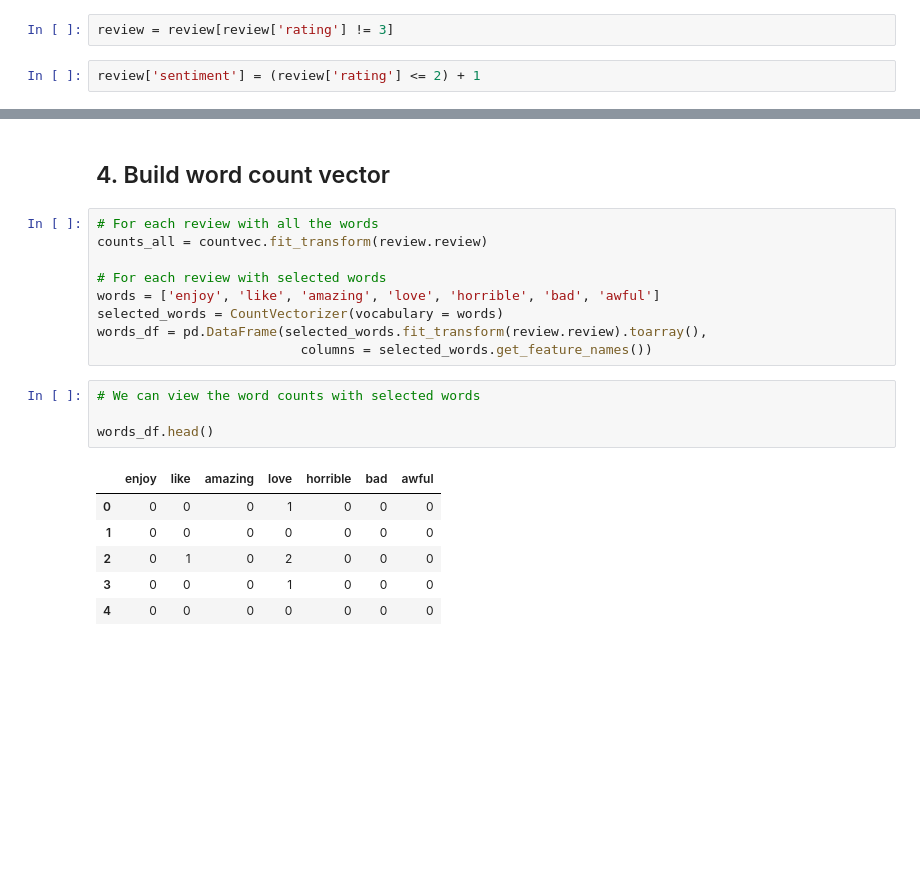
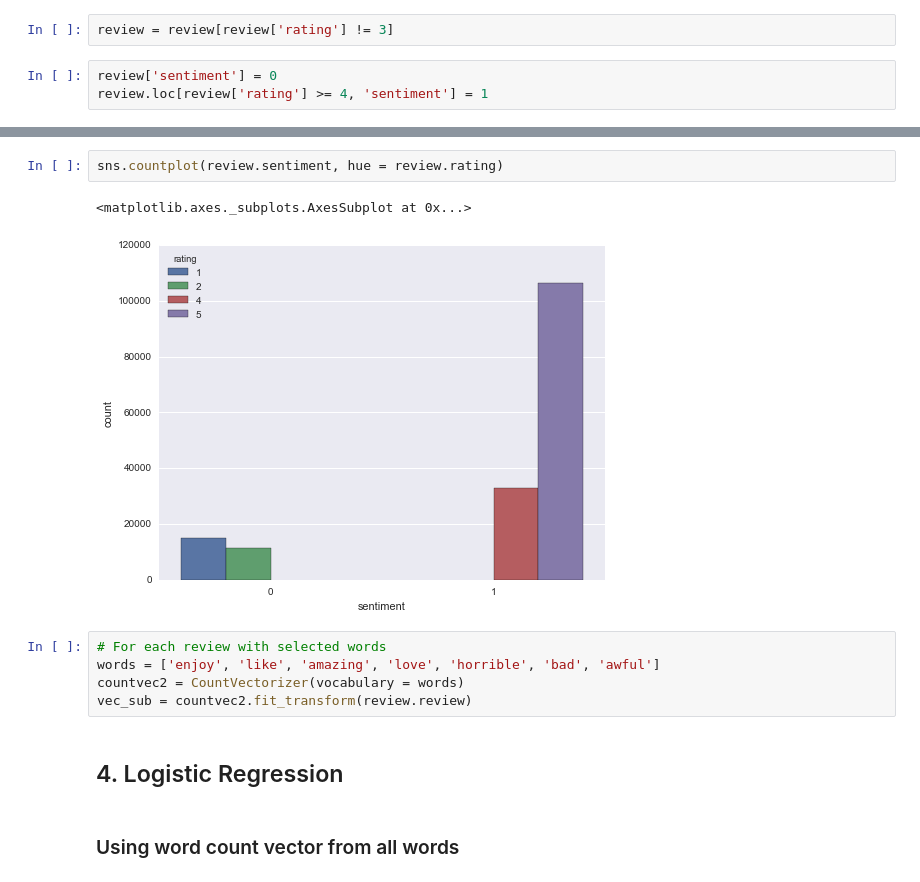
Before and after one commit to yanfei-wu/Product-Sentiment, a Jupyter notebook: Product Sentiment Project.ipynb, the cells around one changed output, grey strips where cells are left out. Saved outputs shown, nothing was run; the diff lists cells and outputs as text; blank space fills up the shorter version.

```diff
--- a/Product Sentiment Project.ipynb
+++ b/Product Sentiment Project.ipynb
@@ -127,4 +127,5 @@ Reviews with rating of 2 or lower will have a negative sentiment.
 # %%
 review = review[review['rating'] != 3]
 # %%
-review['sentiment'] = (review['rating'] <= 2) + 1
+review['sentiment'] = 0
+review.loc[review['rating'] >= 4, 'sentiment'] = 1
@@ -140,22 +146,14 @@ review.head()
+# %%
+sns.countplot(review.sentiment, hue = review.rating)
+# %% [output]
+<matplotlib.axes._subplots.AxesSubplot at 0x...>
+[figure, added]
+# %%
+# For each review with selected words
+words = ['enjoy', 'like', 'amazing', 'love', 'horrible', 'bad', 'awful']
+countvec2 = CountVectorizer(vocabulary = words)
+vec_sub = countvec2.fit_transform(review.review)
+# %% [markdown]
+## 4. Logistic Regression
 # %% [markdown]
-## 4. Build word count vector
+### Using word count vector from all words
-# %%
-# For each review with all the words
-counts_all = countvec.fit_transform(review.review)
-
-# For each review with selected words
-words = ['enjoy', 'like', 'amazing', 'love', 'horrible', 'bad', 'awful']
-selected_words = CountVectorizer(vocabulary = words)
-words_df = pd.DataFrame(selected_words.fit_transform(review.review).toarray(),
-                          columns = selected_words.get_feature_names())
-# %%
-# We can view the word counts with selected words
-
-words_df.head()
-# %% [output]
-|  | enjoy | like | amazing | love | horrible | bad | awful |
-| 0 | 0 | 0 | 0 | 1 | 0 | 0 | 0 |
-| 1 | 0 | 0 | 0 | 0 | 0 | 0 | 0 |
-| 2 | 0 | 1 | 0 | 2 | 0 | 0 | 0 |
-| 3 | 0 | 0 | 0 | 1 | 0 | 0 | 0 |
-| 4 | 0 | 0 | 0 | 0 | 0 | 0 | 0 |
```
Also changed, not shown: parts of 54 cells of this notebook.
